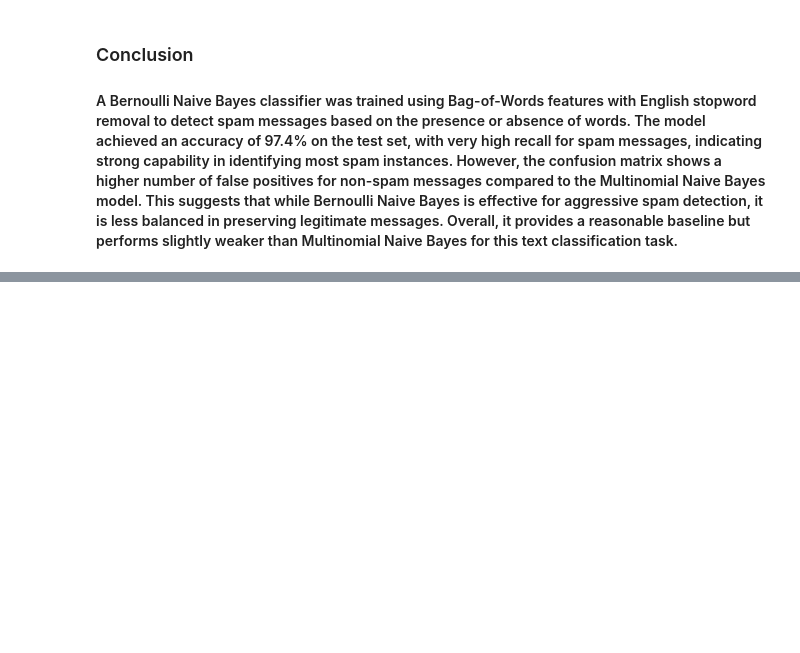
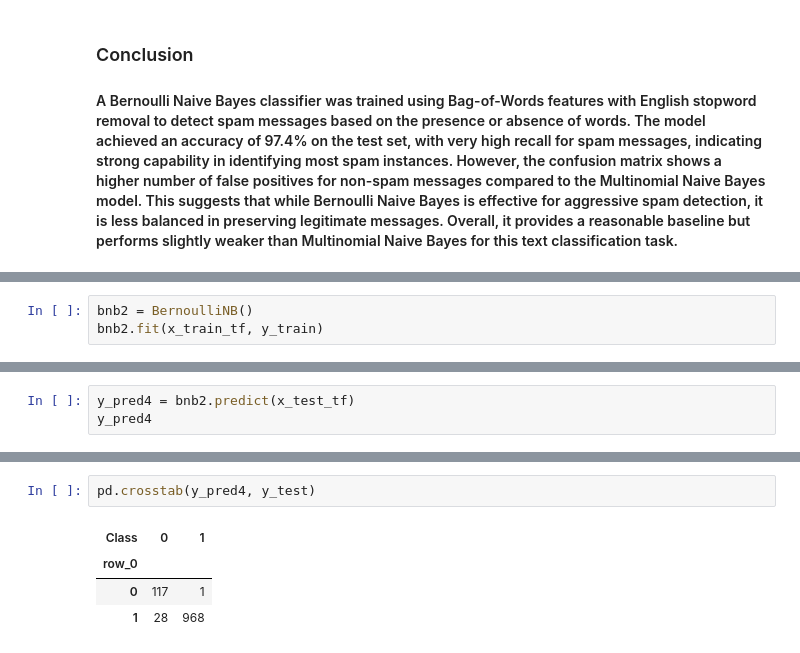
Before and after one commit to nishantab95/spam_message_classifiction_naive_bayes, a Jupyter notebook: spam_message_classifiction_naive_bayes.ipynb, the cells around one changed output, grey strips where cells are left out. Saved outputs shown, nothing was run; the diff lists cells and outputs as text; blank space fills up the shorter version.

```diff
--- a/spam_message_classifiction_naive_bayes.ipynb
+++ b/spam_message_classifiction_naive_bayes.ipynb
@@ -243,0 +280,3 @@ pd.crosstab(y_test, y_pred2)
+# %%
+bnb2 = BernoulliNB()
+bnb2.fit(x_train_tf, y_train)
@@ -243,0 +285,3 @@ pd.crosstab(y_test, y_pred2)
+# %%
+y_pred4 = bnb2.predict(x_test_tf)
+y_pred4
@@ -243,0 +305,7 @@ pd.crosstab(y_test, y_pred2)
+# %%
+pd.crosstab(y_pred4, y_test)
+# %% [output]
+| Class | 0 | 1 |
+| row_0 |  |  |
+| 0 | 117 | 1 |
+| 1 | 28 | 968 |
```
Also changed, not shown: parts of 30 cells of this notebook.
